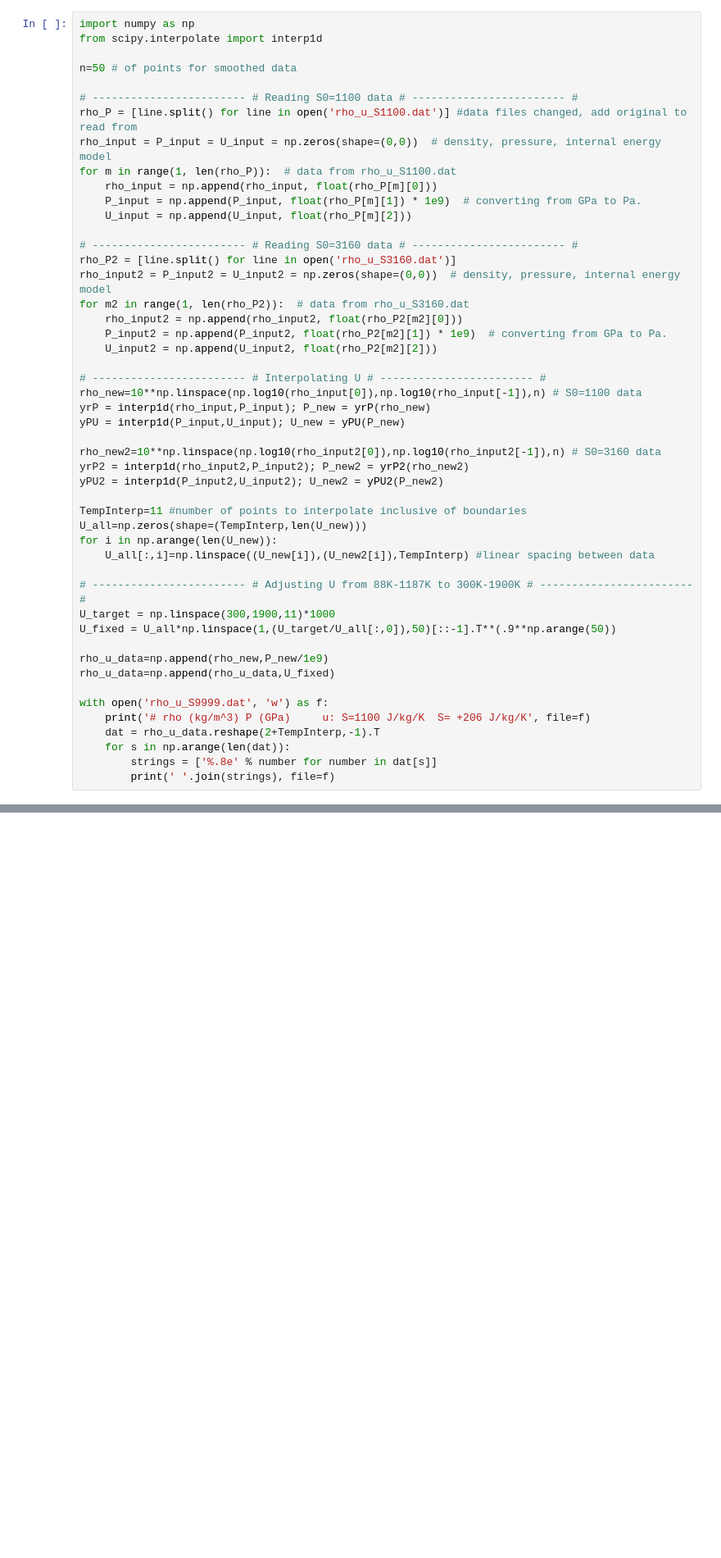
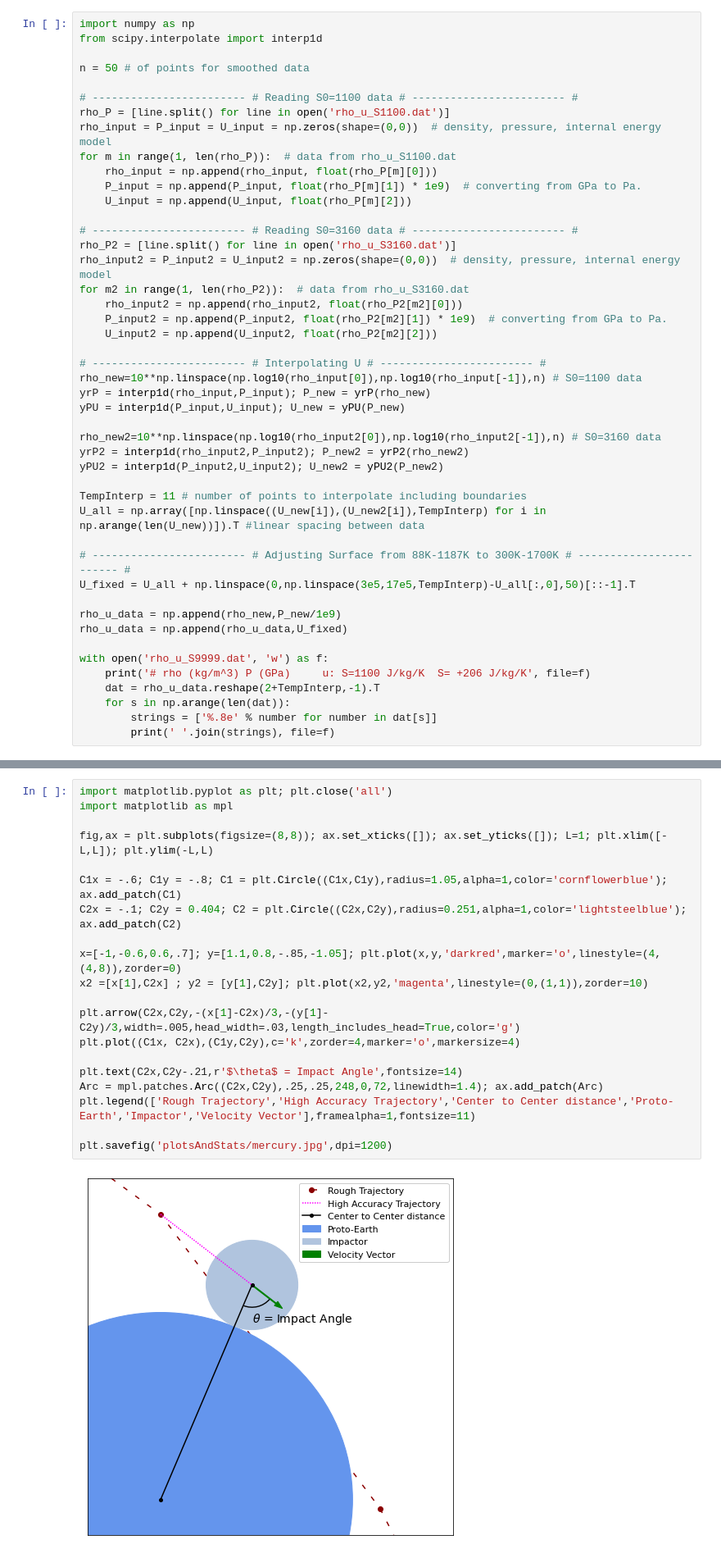
Before and after one commit to HunterNotGatherer/Magma-Oceans, a Jupyter notebook: ____TestFiles.ipynb, the cells around one changed output, grey strips where cells are left out. Shown at 82% size. Cells and saved outputs as stored; diff of their text form; blank space fills up the shorter version.

```diff
--- a/____TestFiles.ipynb
+++ b/____TestFiles.ipynb
@@ -256,10 +289,10 @@ if(Plotting):
 import numpy as np
 from scipy.interpolate import interp1d
 
-n=50 # of points for smoothed data
+n = 50 # of points for smoothed data
 
 # ------------------------ # Reading S0=1100 data # ------------------------ #
-rho_P = [line.split() for line in open('rho_u_S1100.dat')] #data files changed, add original to read from
+rho_P = [line.split() for line in open('rho_u_S1100.dat')]
 rho_input = P_input = U_input = np.zeros(shape=(0,0))  # density, pressure, internal energy model
 for m in range(1, len(rho_P)):  # data from rho_u_S1100.dat
     rho_input = np.append(rho_input, float(rho_P[m][0]))
@@ -283,17 +316,14 @@ rho_new2=10**np.linspace(np.log10(rho_input2[0]),np.log10(rho_input2[-1]),n) # S
 yrP2 = interp1d(rho_input2,P_input2); P_new2 = yrP2(rho_new2)
 yPU2 = interp1d(P_input2,U_input2); U_new2 = yPU2(P_new2)
 
-TempInterp=11 #number of points to interpolate inclusive of boundaries
-U_all=np.zeros(shape=(TempInterp,len(U_new)))
-for i in np.arange(len(U_new)):
-    U_all[:,i]=np.linspace((U_new[i]),(U_new2[i]),TempInterp) #linear spacing between data
+TempInterp = 11 # number of points to interpolate including boundaries
+U_all = np.array([np.linspace((U_new[i]),(U_new2[i]),TempInterp) for i in np.arange(len(U_new))]).T #linear spacing between data
 
-# ------------------------ # Adjusting U from 88K-1187K to 300K-1900K # ------------------------ #
-U_target = np.linspace(300,1900,11)*1000
-U_fixed = U_all*np.linspace(1,(U_target/U_all[:,0]),50)[::-1].T**(.9**np.arange(50))
+# ------------------------ # Adjusting Surface from 88K-1187K to 300K-1700K # ------------------------ #
+U_fixed = U_all + np.linspace(0,np.linspace(3e5,17e5,TempInterp)-U_all[:,0],50)[::-1].T
 
-rho_u_data=np.append(rho_new,P_new/1e9)
-rho_u_data=np.append(rho_u_data,U_fixed)
+rho_u_data = np.append(rho_new,P_new/1e9)
+rho_u_data = np.append(rho_u_data,U_fixed)
 
 with open('rho_u_S9999.dat', 'w') as f:
     print('# rho (kg/m^3) P (GPa)     u: S=1100 J/kg/K  S= +206 J/kg/K', file=f)
@@ -537,0 +606,22 @@ Total Impacts: 830 | Average Gamma: 0.012305 | GI Gamma Threshold: 0.03 | Total
+# %%
+import matplotlib.pyplot as plt; plt.close('all')
+import matplotlib as mpl
+
+fig,ax = plt.subplots(figsize=(8,8)); ax.set_xticks([]); ax.set_yticks([]); L=1; plt.xlim([-L,L]); plt.ylim(-L,L)
+
+C1x = -.6; C1y = -.8; C1 = plt.Circle((C1x,C1y),radius=1.05,alpha=1,color='cornflowerblue'); ax.add_patch(C1)
+C2x = -.1; C2y = 0.404; C2 = plt.Circle((C2x,C2y),radius=0.251,alpha=1,color='lightsteelblue'); ax.add_patch(C2)
+
+x=[-1,-0.6,0.6,.7]; y=[1.1,0.8,-.85,-1.05]; plt.plot(x,y,'darkred',marker='o',linestyle=(4,(4,8)),zorder=0)
+x2 =[x[1],C2x] ; y2 = [y[1],C2y]; plt.plot(x2,y2,'magenta',linestyle=(0,(1,1)),zorder=10)
+
+plt.arrow(C2x,C2y,-(x[1]-C2x)/3,-(y[1]-C2y)/3,width=.005,head_width=.03,length_includes_head=True,color='g')
+plt.plot((C1x, C2x),(C1y,C2y),c='k',zorder=4,marker='o',markersize=4)
+
+plt.text(C2x,C2y-.21,r'$\theta$ = Impact Angle',fontsize=14)
+Arc = mpl.patches.Arc((C2x,C2y),.25,.25,248,0,72,linewidth=1.4); ax.add_patch(Arc)
+plt.legend(['Rough Trajectory','High Accuracy Trajectory','Center to Center distance','Proto-Earth','Impactor','Velocity Vector'],framealpha=1,fontsize=11)
+
+plt.savefig('plotsAndStats/mercury.jpg',dpi=1200)
+# %% [output]
+[figure, added]
```
Also changed, not shown: parts of 48 cells of this notebook, 7 other files.
